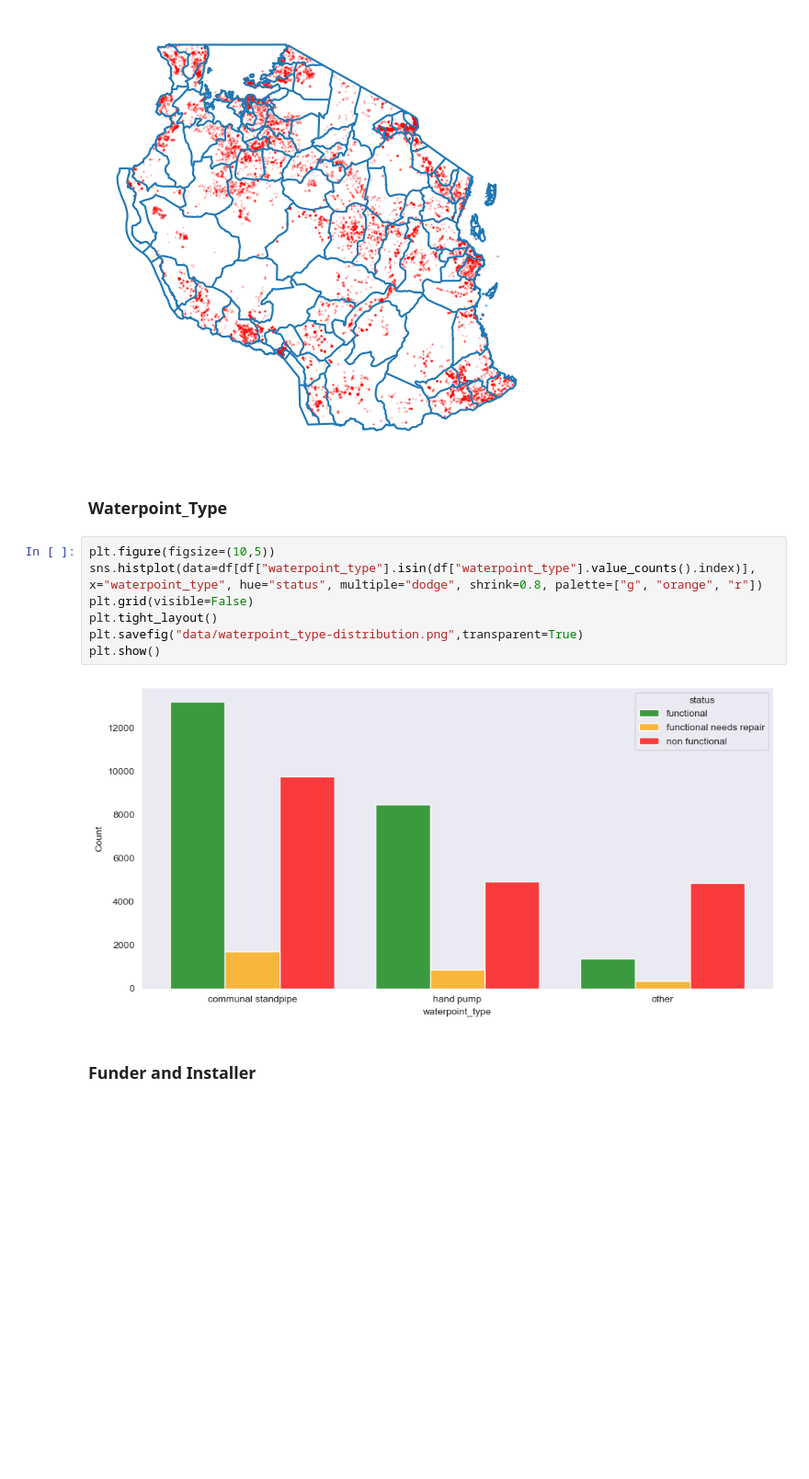
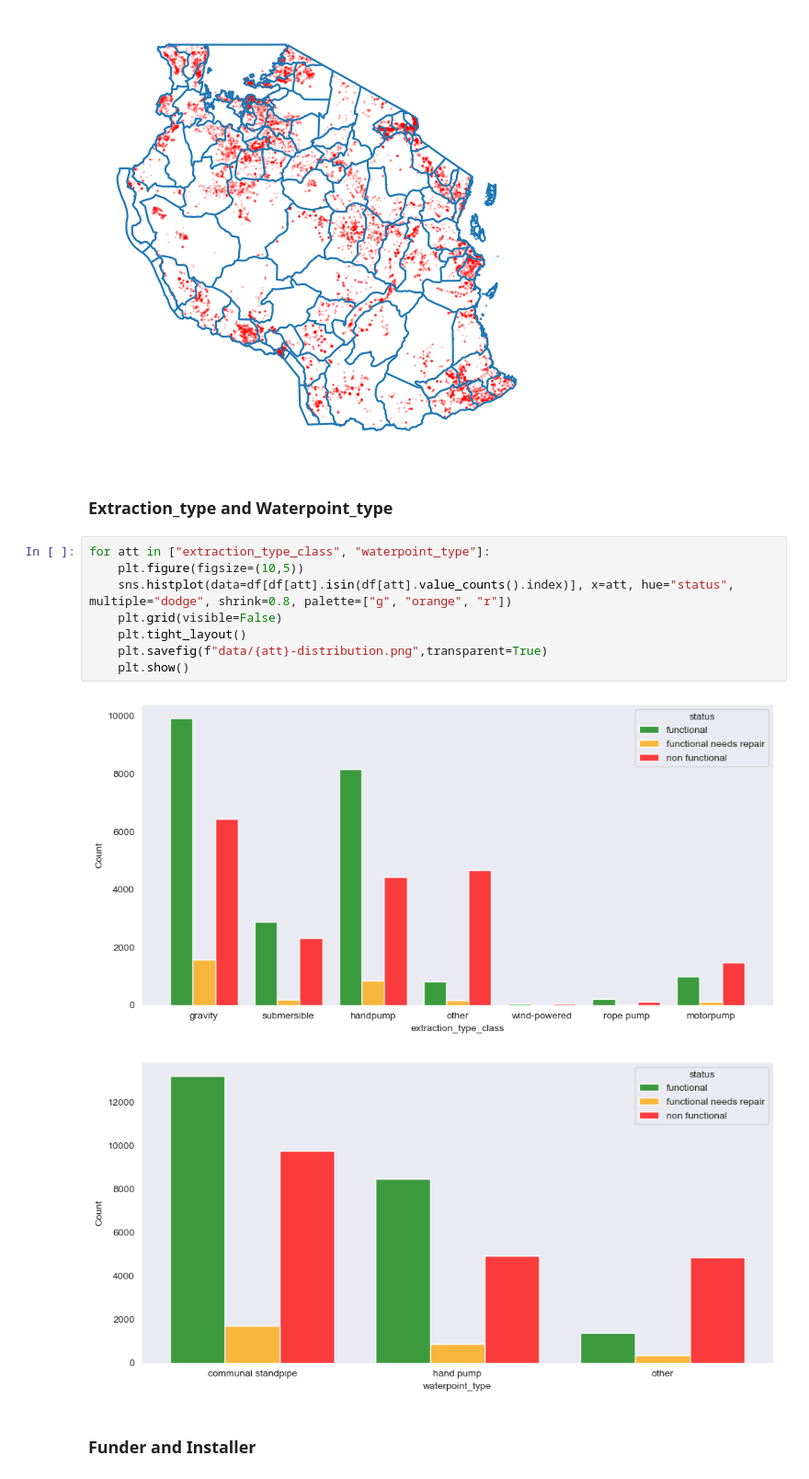
Before and after one commit to neuhart/Water_pumps, a Jupyter notebook: Analysis.ipynb, the cells around one changed output. Shown at 92% size. Saved outputs shown, nothing was run; the diff lists cells and outputs as text; blank space fills up the shorter version.

```diff
--- a/Analysis.ipynb
+++ b/Analysis.ipynb
@@ -29,17 +29,19 @@ plt.show()
 [figure]
 [figure]
 [figure]
-# %% [markdown]
-### Waterpoint_Type
+# %% [markdown]
+### Extraction_type and Waterpoint_type
 # %%
-plt.figure(figsize=(10,5))
-sns.histplot(data=df[df["waterpoint_type"].isin(df["waterpoint_type"].value_counts().index)], x="waterpoint_type", hue="status", multiple="dodge", shrink=0.8, palette=["g", "orange", "r"])
-plt.grid(visible=False)
-plt.tight_layout()
-plt.savefig("data/waterpoint_type-distribution.png",transparent=True)
-plt.show()
+for att in ["extraction_type_class", "waterpoint_type"]:
+    plt.figure(figsize=(10,5))
+    sns.histplot(data=df[df[att].isin(df[att].value_counts().index)], x=att, hue="status", multiple="dodge", shrink=0.8, palette=["g", "orange", "r"])
+    plt.grid(visible=False)
+    plt.tight_layout()
+    plt.savefig(f"data/{att}-distribution.png",transparent=True)
+    plt.show()
 # %% [output]
-[figure, old version]
+[figure, new version]
+[figure, added]
 # %% [markdown]
 ### Funder and Installer
 # %% [markdown]
```
Also changed, not shown: 1 other file.
